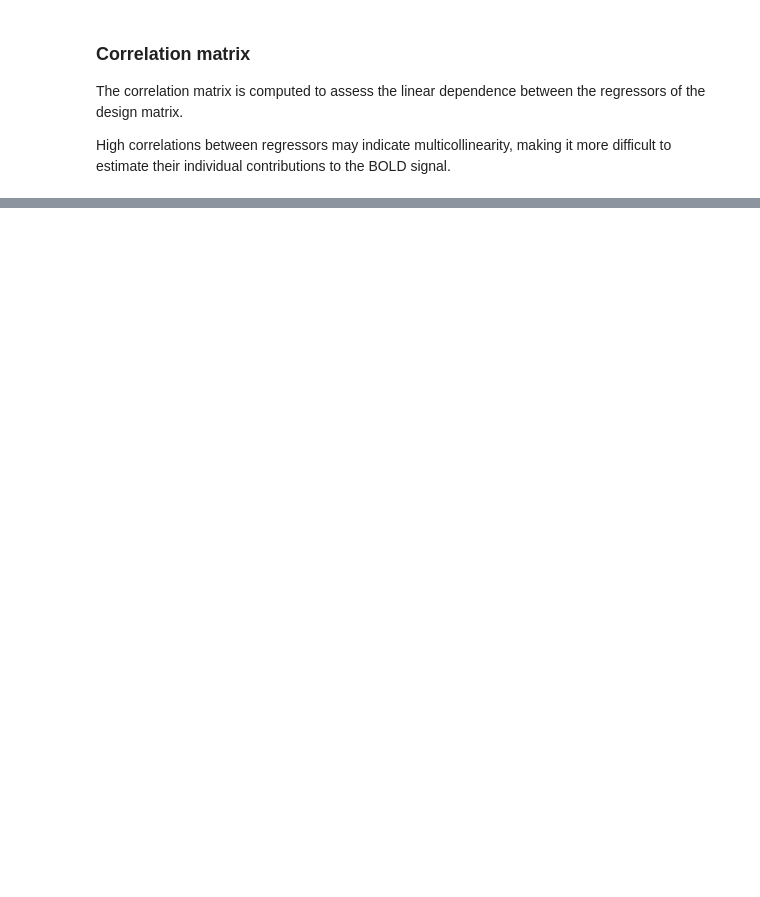
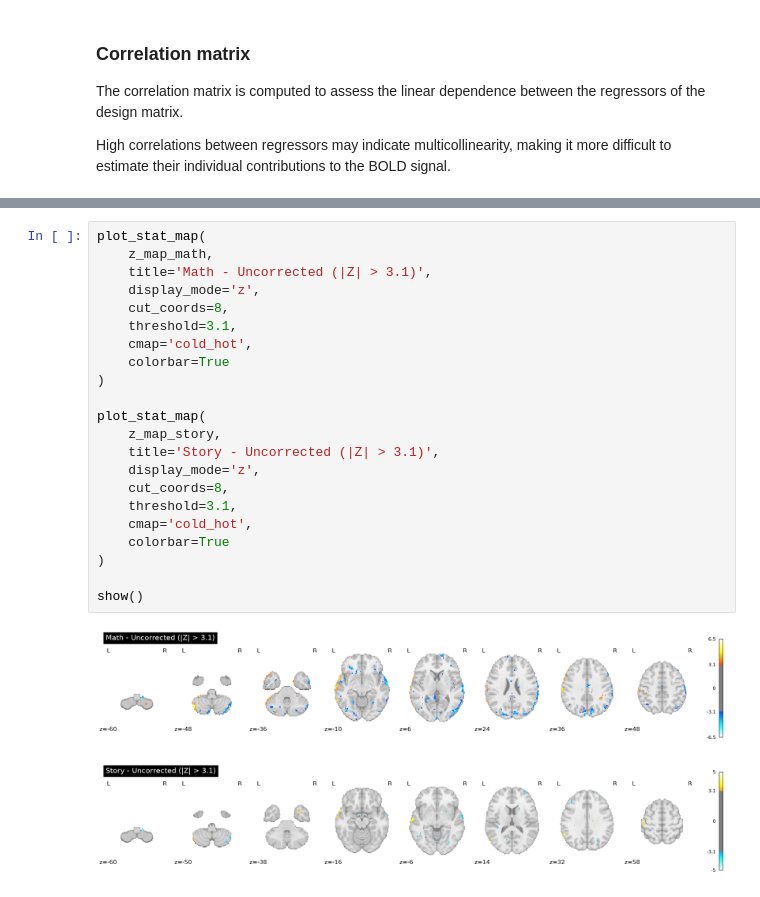
Before and after one commit to camillaberti/miniproject_nssp1, a Jupyter notebook: glm.ipynb, the cells around one changed output, grey strips where cells are left out. Cells and saved outputs as stored; diff of their text form; blank space fills up the shorter version.

```diff
--- a/glm.ipynb
+++ b/glm.ipynb
@@ -193,0 +304,25 @@ Overall, the correlation structure reflects the alternating block design. Althou
+# %%
+plot_stat_map(
+    z_map_math,
+    title='Math - Uncorrected (|Z| > 3.1)',
+    display_mode='z',
+    cut_coords=8,
+    threshold=3.1,
+    cmap='cold_hot',
+    colorbar=True
+)
+
+plot_stat_map(
+    z_map_story,
+    title='Story - Uncorrected (|Z| > 3.1)',
+    display_mode='z',
+    cut_coords=8,
+    threshold=3.1,
+    cmap='cold_hot',
+    colorbar=True
+)
+
+show()
+# %% [output]
+[figure, added]
+[figure, added]
```
Also changed, not shown: parts of 19 cells of this notebook.
